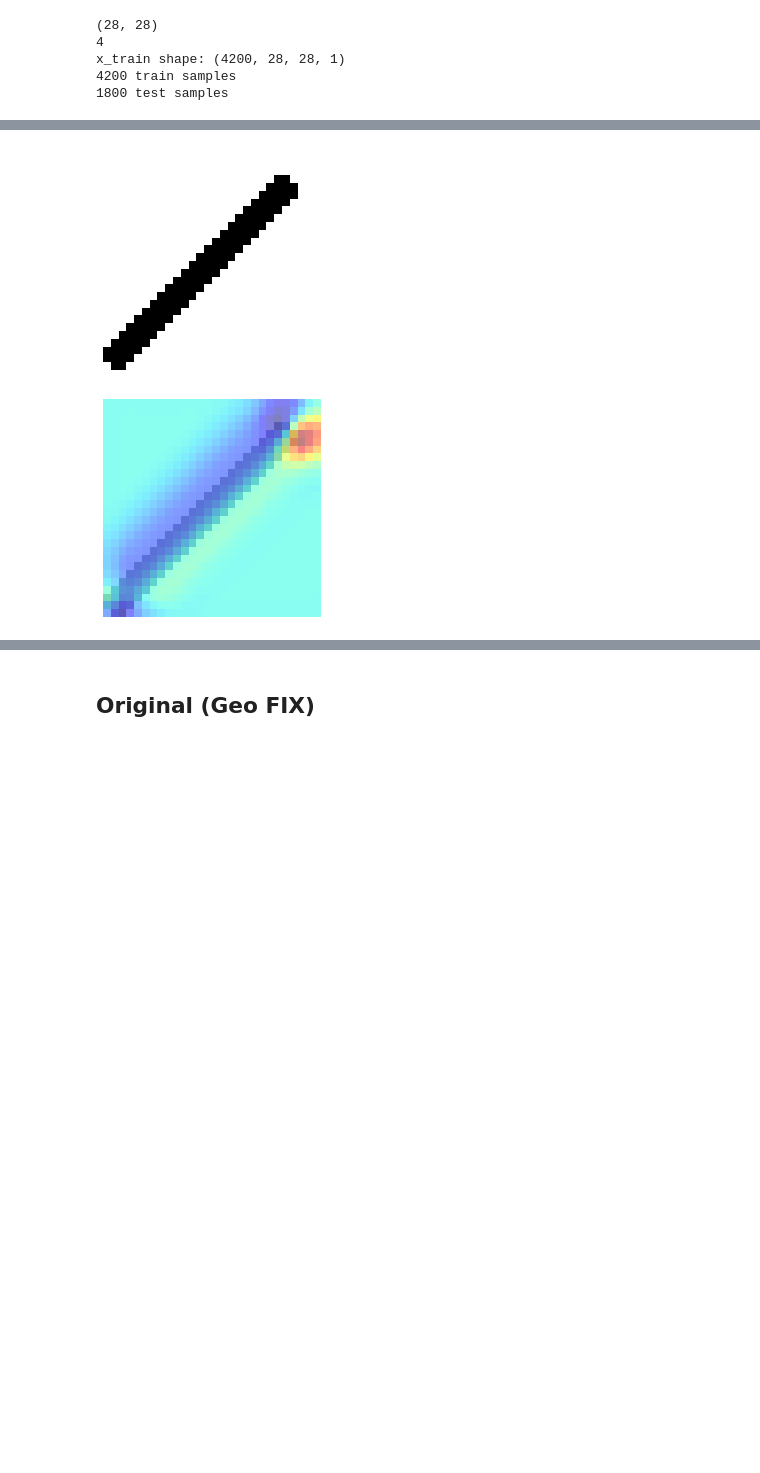
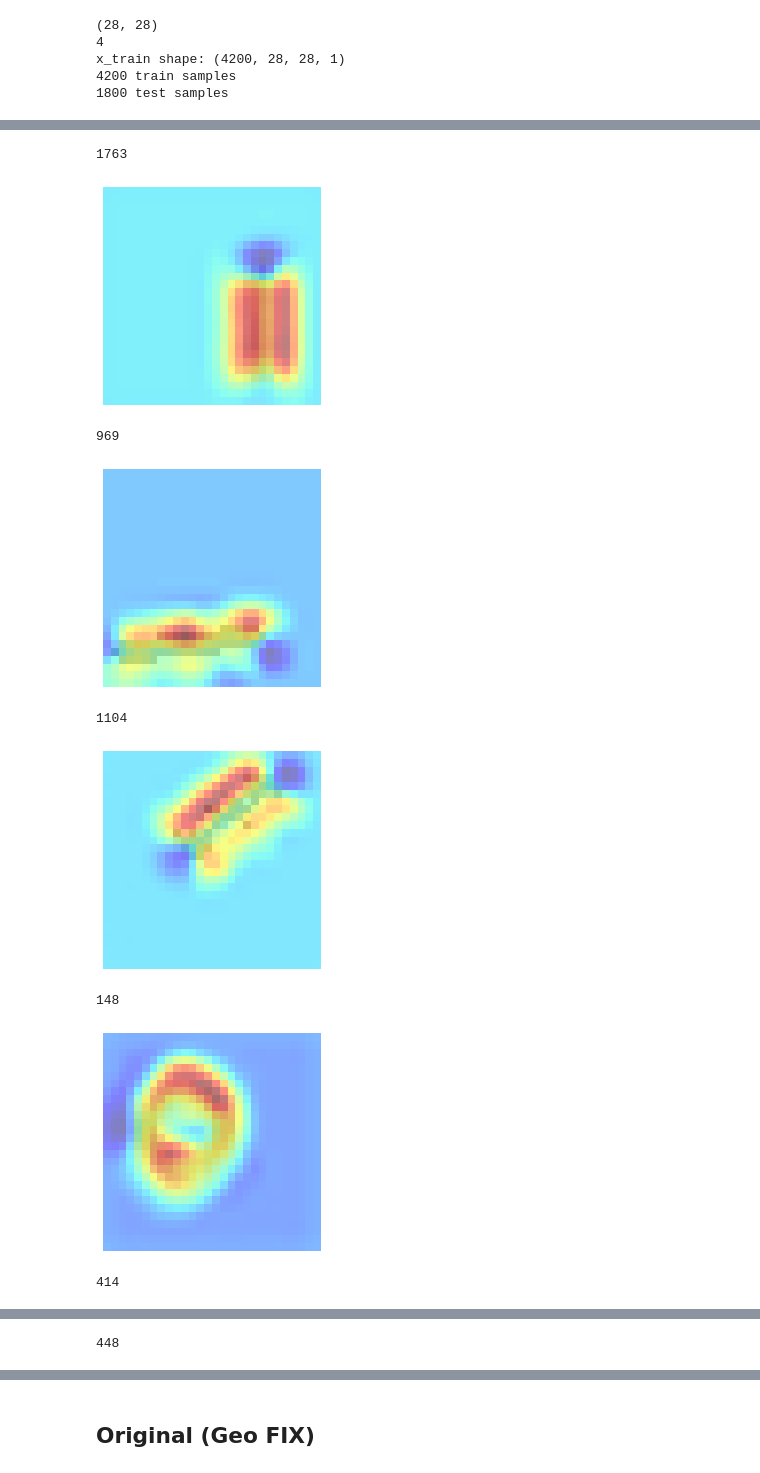
Before and after one commit to fsilvestrim/thesis, a Jupyter notebook: Geo_Cam.ipynb, the cells around one changed output, grey strips where cells are left out. Saved outputs shown, nothing was run; the diff lists cells and outputs as text; code cells hidden in the pictures; blank space fills up the shorter version.

```diff
--- a/Geo_Cam.ipynb
+++ b/Geo_Cam.ipynb
@@ -514,13 +514,13 @@ Training took: 19.34 seconds
 [figure]
 # %%
-decomposed_category = np.zeros(shape=(mnist_num_classes))
-decomposed_category[2] = 1
+# decomposed_category = np.zeros(shape=(mnist_num_classes))
+# decomposed_category[2] = 1
 
-idx = random.choice(np.argwhere(np.equal(mnist_test[1], decomposed_category).all(1)))[0]
+# idx = random.choice(np.argwhere(np.equal(mnist_test[1], decomposed_category).all(1)))[0]
 
-print(idx)
+# print(idx)
 
-image, truth, prediction, _ = get_prediction(model_mnist, mnist_test, idx)
+image, truth, prediction, _ = get_prediction(model_mnist, mnist_test, 6311)
 cam, _, _, _ = grad_cam(image, model_mnist)
 
 show_image(image, mnist_shape)
@@ -582,14 +612,0 @@ def create_geo_model(name, input_shape, num_classes):
-# %%
-# model
-model_geo = create_geo_model("geocam", (*mnist_shape, 1), len(dataset_labels))
-# model_geo, history_geo = load_model("geo")
-
-display(keras.utils.plot_model(model_geo, show_shapes=True, dpi=72))
-
-start_time = time.perf_counter()
-history_geo = model_geo.fit(geo_train[0], geo_train[1], batch_size=128, epochs=5, validation_split=0.25)
-print("Training took: %.2f seconds" % (time.perf_counter() - start_time))
-# save_model(model_geo, history_geo, "geo")
-
-score_geo = model_geo.evaluate(geo_test[0], geo_test[1], verbose=0)
-plot_model_score(score_geo, history_geo.history)
@@ -617,9 +618,24 @@ WARNING:tensorflow:5 out of the last 6 calls to <function Model.make_predict_fun
 # %%
-image, truth, prediction, _ = get_prediction(model_geo, geo_test)
-cam, _, _, _ = grad_cam(image, model_geo)
+for i in range(6):
+  decomposed_category = np.zeros(shape=(dataset_num_classes))
+  decomposed_category[i] = 1
 
-show_image(image, mnist_shape)
-show_heatmap(image, cam, mnist_shape)
+  idx = random.choice(np.argwhere(np.equal(geo_test[1], decomposed_category).all(1)))[0]
+
+  print(idx)
+
+  image, truth, prediction, _ = get_prediction(model_geo, geo_test, idx)
+  cam, _, _, _ = grad_cam(image, model_geo)
+
+  # show_image(image, mnist_shape)
+  show_heatmap(image, cam, mnist_shape)
 # %% [output]
+1763
-[figure, old version]
+[figure, new version]
+969
-[figure, old version]
+[figure, new version]
+1104
+[figure, added]
+148
+[figure, added]
+414
@@ -625,0 +643 @@ show_heatmap(image, cam, mnist_shape)
+448
```
Also changed, not shown: parts of 51 cells of this notebook.
